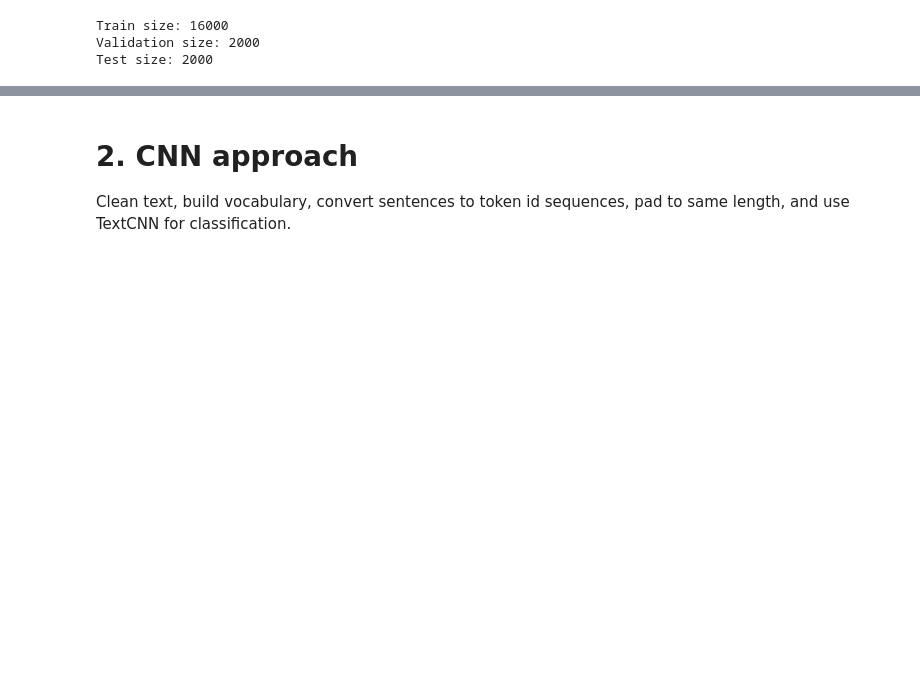
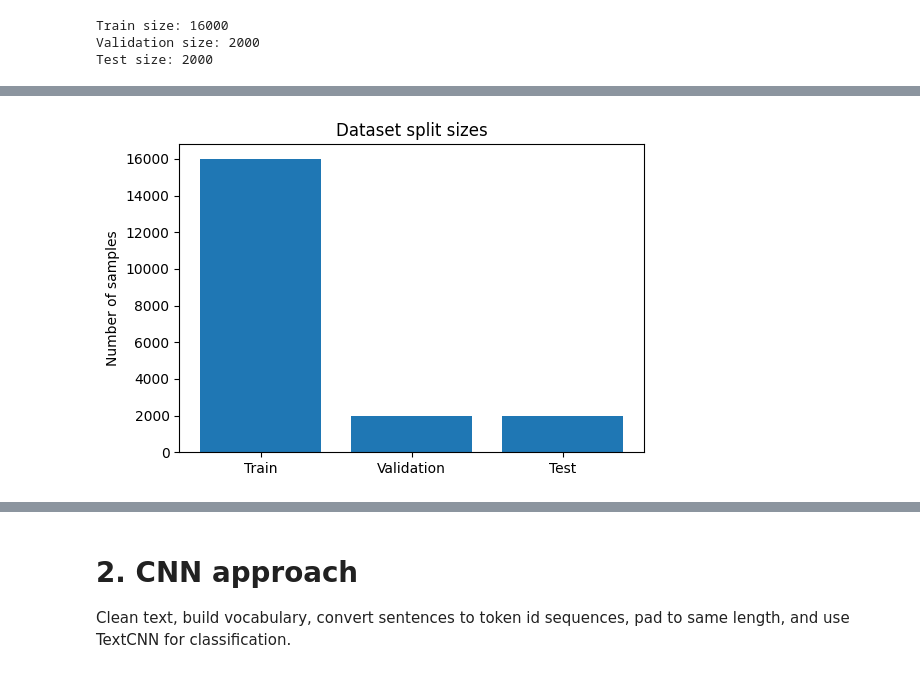
Before and after one commit to pthaiodayne/DLA_assignment, a Jupyter notebook: assignment1/text/DLA_Text_Classification.ipynb, the cells around one changed output, grey strips where cells are left out. Saved outputs shown, nothing was run; the diff lists cells and outputs as text; code cells hidden in the pictures; blank space fills up the shorter version.

Commit message:
update text +  main style

```diff
--- a/assignment1/text/DLA_Text_Classification.ipynb
+++ b/assignment1/text/DLA_Text_Classification.ipynb
@@ -100,0 +96,85 @@ Test size: 2000
+# %%
+split_sizes_df = pd.DataFrame({
+    "Split": ["Train", "Validation", "Test"],
+    "Samples": [len(dataset["train"]), len(dataset["validation"]), len(dataset["test"])]
+})
+display(split_sizes_df)
+
+def build_split_eda(split_name):
+    split = dataset[split_name]
+    texts = split["text"]
+    labels = split["label"]
+    return pd.DataFrame({
+        "split": split_name,
+        "text": texts,
+        "label_id": labels,
+        "label_name": [label_names[label] for label in labels],
+        "num_words": [len(str(text).split()) for text in texts],
+        "num_chars": [len(str(text)) for text in texts]
+    })
+
+eda_df = pd.concat(
+    [build_split_eda("train"), build_split_eda("validation"), build_split_eda("test")],
+    ignore_index=True
+)
+
+label_distribution_df = (
+    eda_df.groupby(["split", "label_name"])
+    .size()
+    .reset_index(name="count")
+)
+label_distribution_pivot = (
+    label_distribution_df.pivot(index="label_name", columns="split", values="count")
+    .fillna(0)
+    .astype(int)
+    .reindex(label_names)
+)
+display(label_distribution_pivot)
+
+length_summary_df = (
+    eda_df.groupby("split")[["num_words", "num_chars"]]
+    .agg(["mean", "median", "max"])
+    .round(2)
+)
+display(length_summary_df)
+
+avg_words_by_label_df = (
+    eda_df[eda_df["split"] == "train"]
+    .groupby("label_name")["num_words"]
+    .mean()
+    .reindex(label_names)
+    .round(2)
+    .reset_index(name="avg_words_train")
+)
+display(avg_words_by_label_df)
+
+plt.figure(figsize=(6, 4))
+plt.bar(split_sizes_df["Split"], split_sizes_df["Samples"])
+plt.title("Dataset split sizes")
+plt.ylabel("Number of samples")
+plt.show()
+
+label_distribution_pivot.plot(kind="bar", figsize=(10, 5))
+plt.title("Class distribution by split")
+plt.xlabel("Label")
+plt.ylabel("Number of samples")
+plt.xticks(rotation=45)
+plt.show()
+
+for split_name in ["train", "validation", "test"]:
+    plt.figure(figsize=(7, 4))
+    subset = eda_df.loc[eda_df["split"] == split_name, "num_words"]
+    plt.hist(subset, bins=30)
+    plt.title(f"Text length distribution ({split_name})")
+    plt.xlabel("Number of words")
+    plt.ylabel("Frequency")
+    plt.show()
+
+plt.figure(figsize=(8, 4))
+plt.bar(avg_words_by_label_df["label_name"], avg_words_by_label_df["avg_words_train"])
+plt.title("Average number of words per label (train split)")
+plt.xlabel("Label")
+plt.ylabel("Average words")
+plt.xticks(rotation=45)
+plt.show()
+# %% [output]
@@ -100,0 +206 @@ Test size: 2000
+[figure, added]
```
Also changed, not shown: parts of 29 cells of this notebook, 5 other files.
